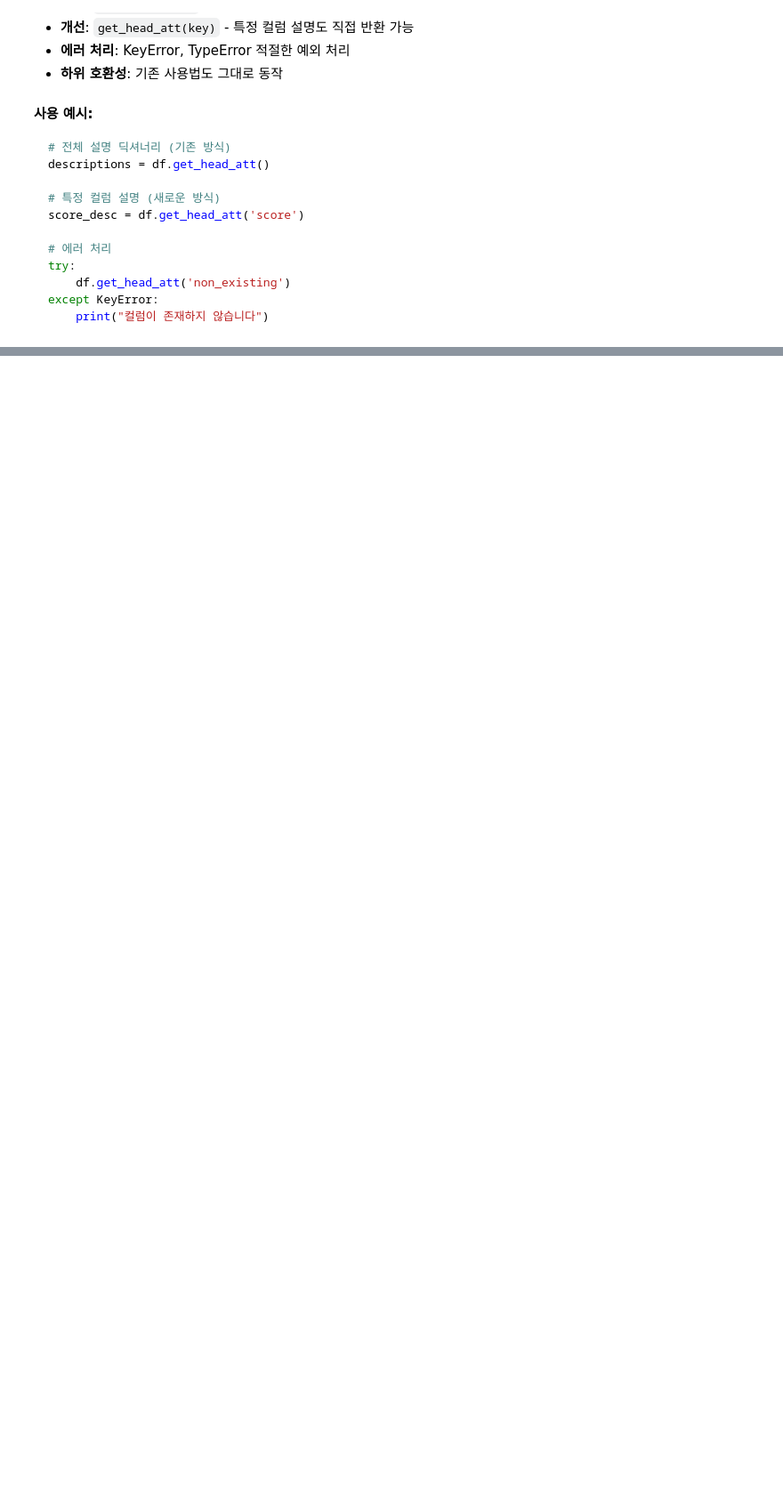
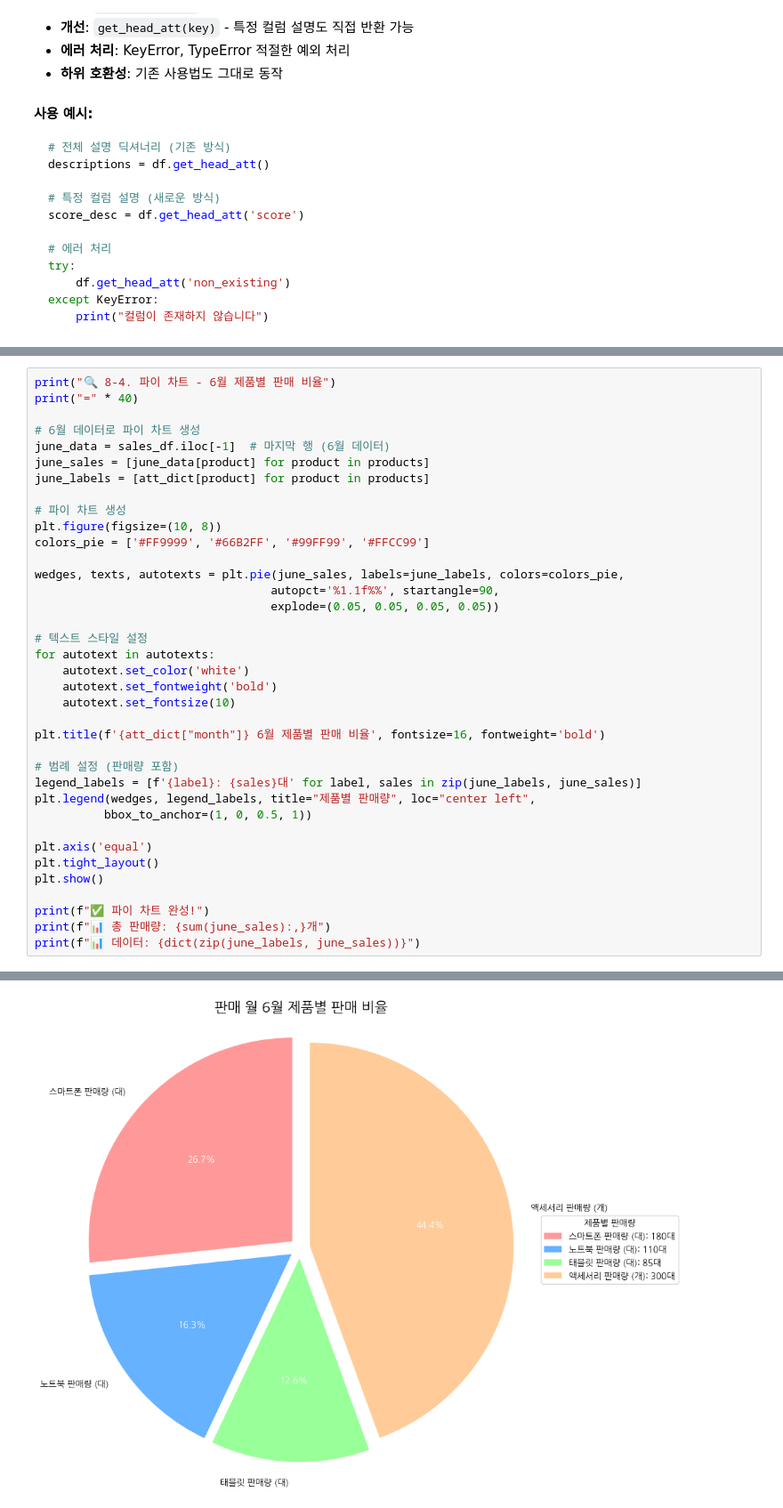
Before and after one commit to c0z0c/jupyter_hangul, a Jupyter notebook: example_usage.ipynb, the cells around one changed output, grey strips where cells are left out. Shown: that part at 89% size. Drawn from its saved outputs; the diff is of its cells as text; blank space fills up the shorter version.

```diff
--- a/example_usage.ipynb
+++ b/example_usage.ipynb
@@ -592,0 +718,38 @@ except KeyError:
+# %%
+print("🔍 8-4. 파이 차트 - 6월 제품별 판매 비율")
+print("=" * 40)
+
+# 6월 데이터로 파이 차트 생성
+june_data = sales_df.iloc[-1]  # 마지막 행 (6월 데이터)
+june_sales = [june_data[product] for product in products]
+june_labels = [att_dict[product] for product in products]
+
+# 파이 차트 생성
+plt.figure(figsize=(10, 8))
+colors_pie = ['#FF9999', '#66B2FF', '#99FF99', '#FFCC99']
+
+wedges, texts, autotexts = plt.pie(june_sales, labels=june_labels, colors=colors_pie,
+                                  autopct='%1.1f%%', startangle=90,
+                                  explode=(0.05, 0.05, 0.05, 0.05))
+
+# 텍스트 스타일 설정
+for autotext in autotexts:
+    autotext.set_color('white')
+    autotext.set_fontweight('bold')
+    autotext.set_fontsize(10)
+
+plt.title(f'{att_dict["month"]} 6월 제품별 판매 비율', fontsize=16, fontweight='bold')
+
+# 범례 설정 (판매량 포함)
+legend_labels = [f'{label}: {sales}대' for label, sales in zip(june_labels, june_sales)]
+plt.legend(wedges, legend_labels, title="제품별 판매량", loc="center left",
+          bbox_to_anchor=(1, 0, 0.5, 1))
+
+plt.axis('equal')
+plt.tight_layout()
+plt.show()
+
+print(f"✅ 파이 차트 완성!")
+print(f"📊 총 판매량: {sum(june_sales):,}개")
+print(f"📊 데이터: {dict(zip(june_labels, june_sales))}")
+# %% [output]
@@ -592,0 +758 @@ except KeyError:
+[figure, added]
```
Also changed, not shown: parts of 21 cells of this notebook, 1 other file.
